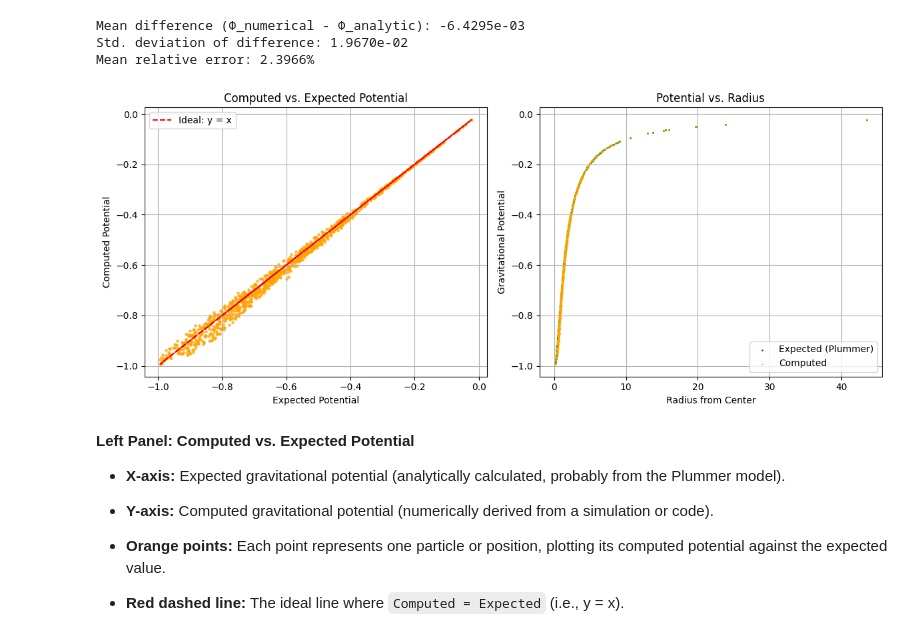
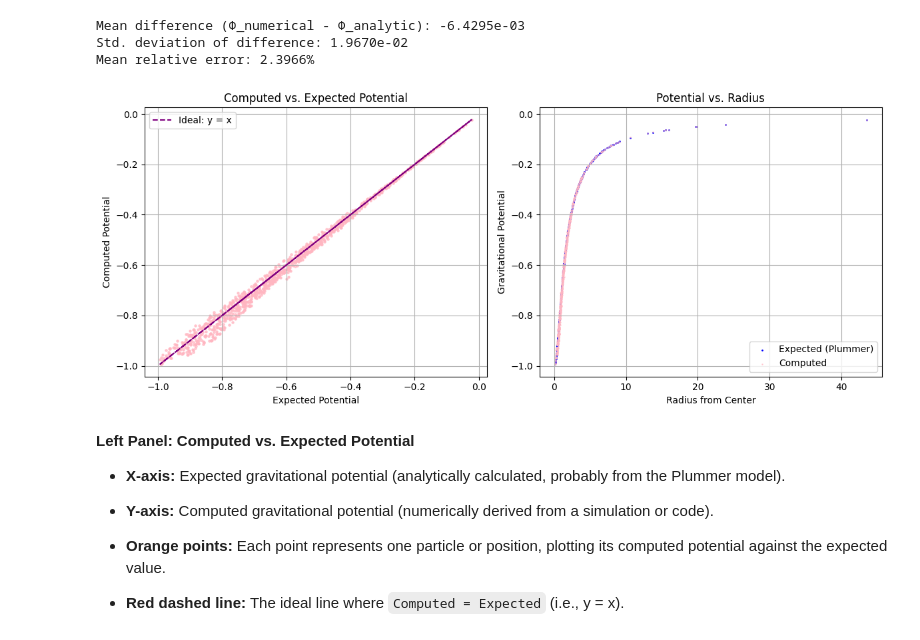
Before and after one commit to ShannonS00/Computational-Astrophysics, a Jupyter notebook: Worksheet_7/Worksheet_7_G22.ipynb, the cells around one changed output. Cells and saved outputs as stored; diff of their text form; code cells hidden in the pictures.

```diff
--- a/Worksheet_7/Worksheet_7_G22.ipynb
+++ b/Worksheet_7/Worksheet_7_G22.ipynb
@@ -168,31 +168,31 @@ Mean relative error: 2.3966%
 # %%
 # Scatter plot: Computed vs. Expected potential
 plt.figure(figsize=(12, 5))
 
 plt.subplot(1, 2, 1)
-plt.scatter(phi_analytic, phi_num, s=5,  alpha=0.7, c= 'orange')
-plt.plot(phi_analytic, phi_analytic, color='red', linestyle='--', label='Ideal: y = x')
+plt.scatter(phi_analytic, phi_num, s=5,  alpha=0.7, c= 'lightpink')
+plt.plot(phi_analytic, phi_analytic, color='purple', linestyle='--', label='Ideal: y = x')
 plt.xlabel('Expected Potential')
 plt.ylabel('Computed Potential')
 plt.title('Computed vs. Expected Potential')
 plt.legend()
 plt.grid(True)
 
 # Scatter plot: Computed potential vs. radius
 plt.subplot(1, 2, 2)
-plt.scatter( radii, phi_analytic, s= 1, color='green', label='Expected (Plummer)')
-plt.scatter(radii, phi_num, s=1, alpha=0.5, c= 'orange', label='Computed')
+plt.scatter( radii, phi_analytic, s= 1, color='blue', label='Expected (Plummer)')
+plt.scatter(radii, phi_num, s=1, alpha=0.5, c= 'lightpink', label='Computed')
 
 plt.xlabel('Radius from Center')
 plt.ylabel('Gravitational Potential')
 plt.title('Potential vs. Radius')
 plt.legend()
 plt.grid(True)
 
 plt.tight_layout()
 plt.show()
 # %% [output]
-[figure, old version]
+[figure, new version]
 # %% [markdown]
 **Left Panel: Computed vs. Expected Potential**
 
```
Also changed, not shown: parts of 8 cells of this notebook, 2 other files.
